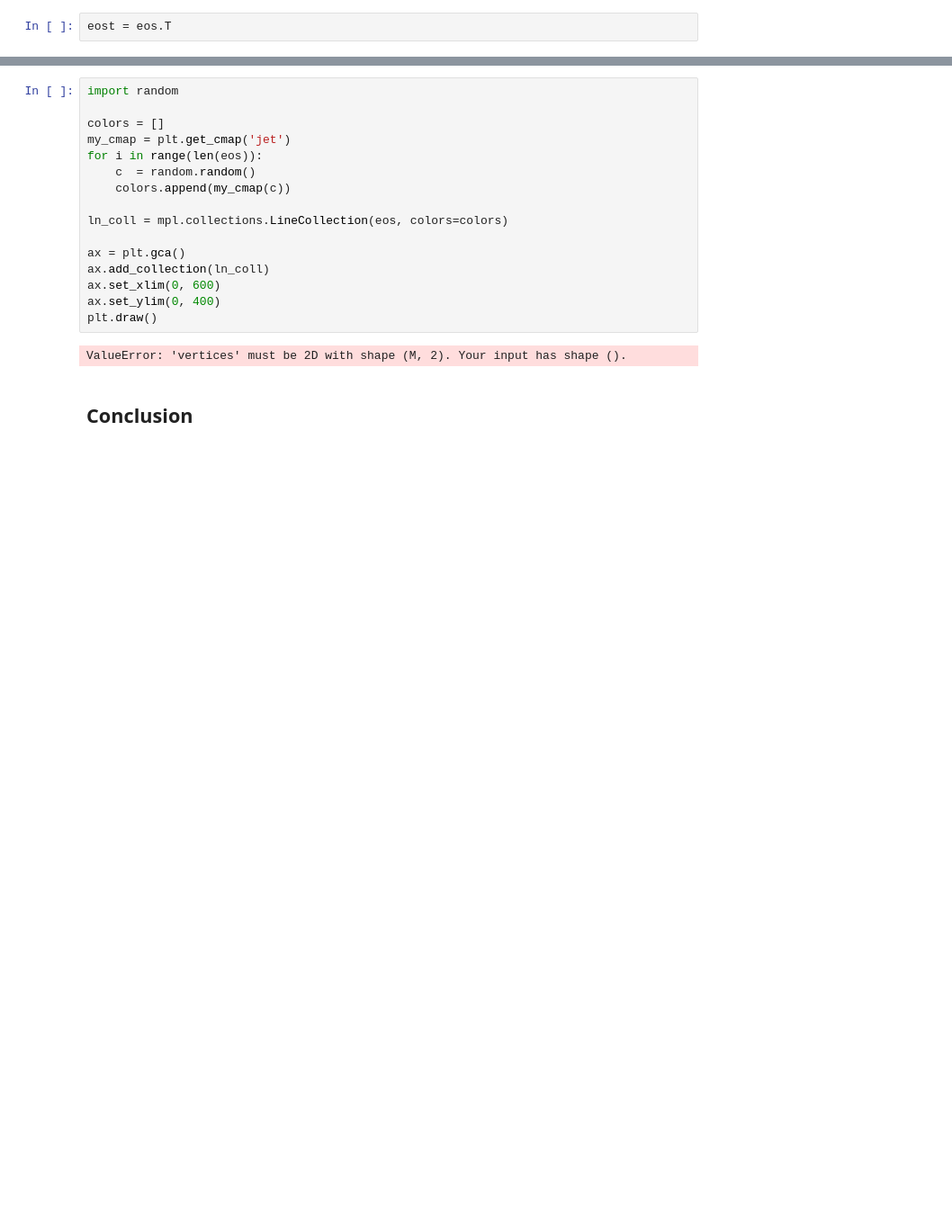
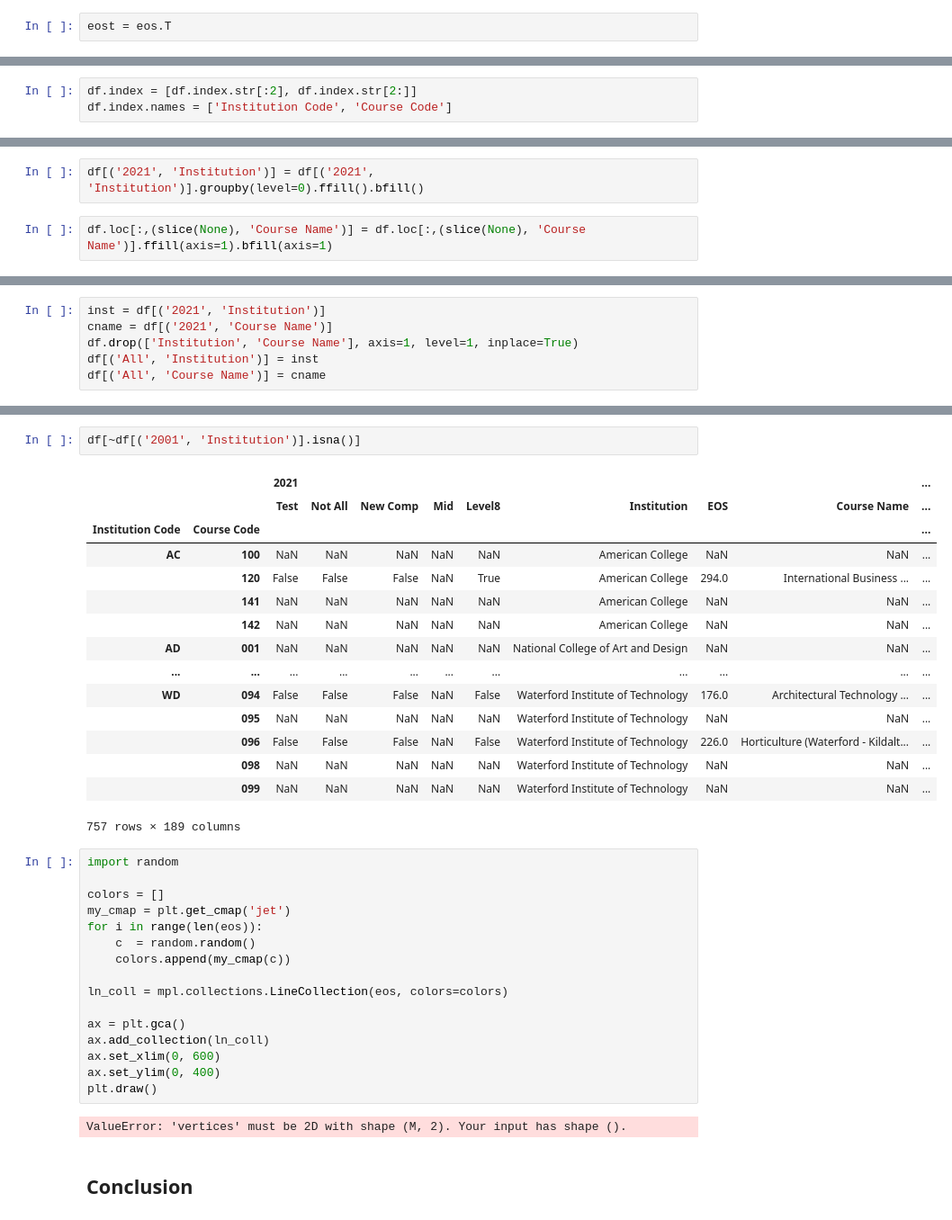
Before and after one commit to fod/fundamentals-data-analysis, a Jupyter notebook: cao.ipynb, the cells around one changed output, grey strips where cells are left out. Shown at 90% size. Cells and saved outputs as stored; diff of their text form; blank space fills up the shorter version.

Commit message:
Cleaned up final dataframe

```diff
--- a/cao.ipynb
+++ b/cao.ipynb
@@ -915,0 +955,3 @@ No handles with labels found to put in legend.
+# %%
+df.index = [df.index.str[:2], df.index.str[2:]]
+df.index.names = ['Institution Code', 'Course Code']
@@ -915,0 +975,4 @@ No handles with labels found to put in legend.
+# %%
+df[('2021', 'Institution')] = df[('2021', 'Institution')].groupby(level=0).ffill().bfill()
+# %%
+df.loc[:,(slice(None), 'Course Name')] = df.loc[:,(slice(None), 'Course Name')].ffill(axis=1).bfill(axis=1)
@@ -915,0 +981,6 @@ No handles with labels found to put in legend.
+# %%
+inst = df[('2021', 'Institution')]
+cname = df[('2021', 'Course Name')]
+df.drop(['Institution', 'Course Name'], axis=1, level=1, inplace=True)
+df[('All', 'Institution')] = inst
+df[('All', 'Course Name')] = cname
@@ -916,3 +999,21 @@ No handles with labels found to put in legend.
+# %%
+df[~df[('2001', 'Institution')].isna()]
+# %% [output]
+|  |  | 2021 |  |  |  |  |  |  |  | ... |
+|  |  | Test | Not All | New Comp | Mid | Level8 | Institution | EOS | Course Name | ... |
+| Institution Code | Course Code |  |  |  |  |  |  |  |  | ... |
+| AC | 100 | NaN | NaN | NaN | NaN | NaN | American College | NaN | NaN | ... |
+|  | 120 | False | False | False | NaN | True | American College | 294.0 | International Business ... | ... |
+|  | 141 | NaN | NaN | NaN | NaN | NaN | American College | NaN | NaN | ... |
+|  | 142 | NaN | NaN | NaN | NaN | NaN | American College | NaN | NaN | ... |
+| AD | 001 | NaN | NaN | NaN | NaN | NaN | National College of Art and Design | NaN | NaN | ... |
+| ... | ... | ... | ... | ... | ... | ... | ... | ... | ... | ... |
+| WD | 094 | False | False | False | NaN | False | Waterford Institute of Technology | 176.0 | Architectural Technology ... | ... |
+|  | 095 | NaN | NaN | NaN | NaN | NaN | Waterford Institute of Technology | NaN | NaN | ... |
+|  | 096 | False | False | False | NaN | False | Waterford Institute of Technology | 226.0 | Horticulture (Waterford - Kildalt... | ... |
+|  | 098 | NaN | NaN | NaN | NaN | NaN | Waterford Institute of Technology | NaN | NaN | ... |
+|  | 099 | NaN | NaN | NaN | NaN | NaN | Waterford Institute of Technology | NaN | NaN | ... |
+757 rows × 189 columns
 # %%
 import random
 
```
Also changed, not shown: parts of 18 cells of this notebook, 2 other files.
